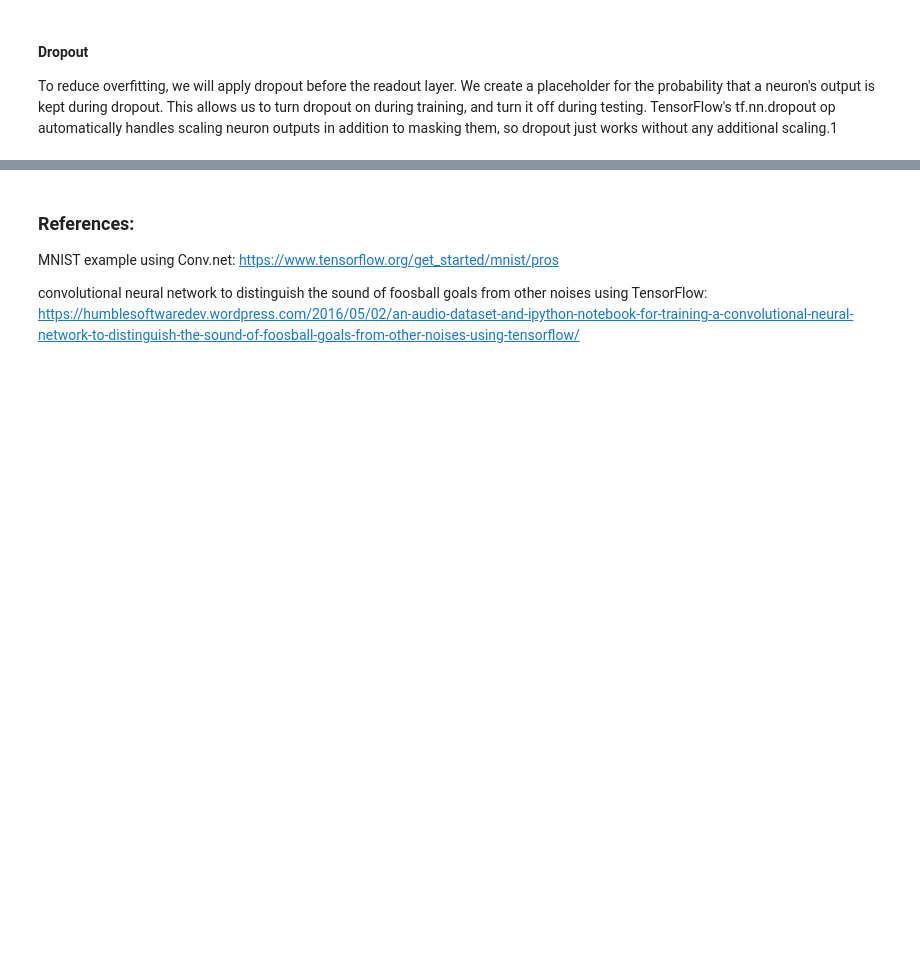
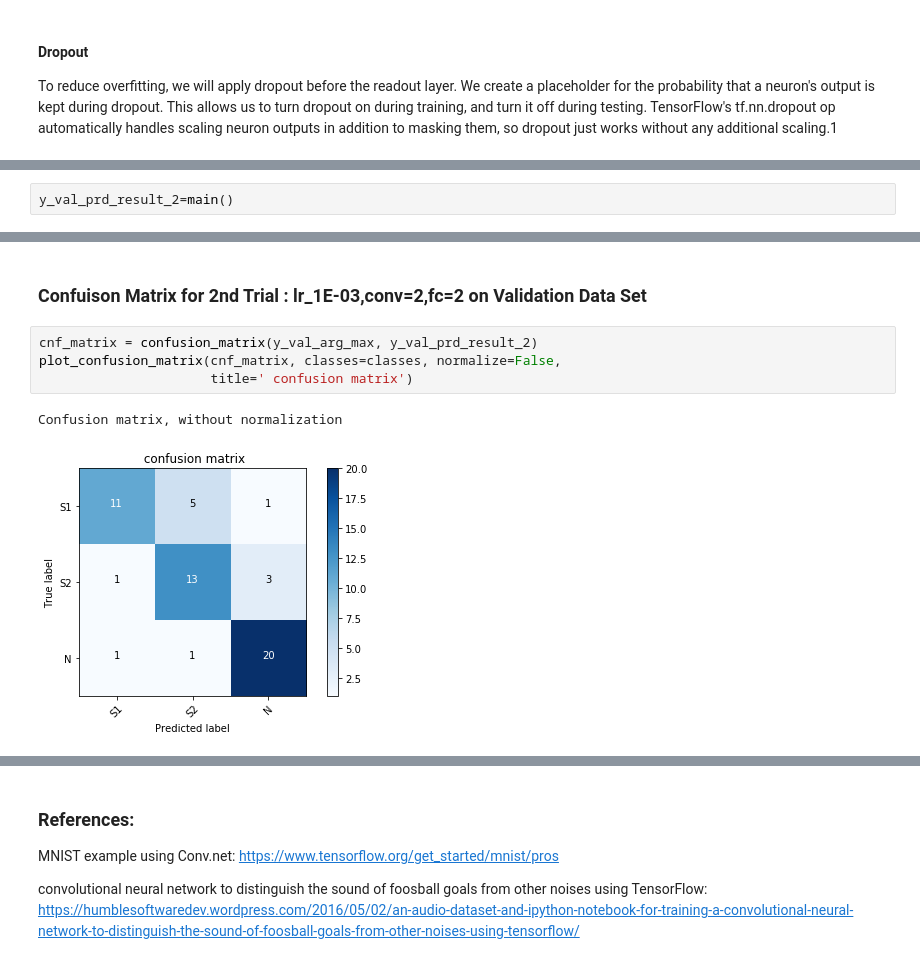
Before and after one commit to spandanchakraborty/UCapstone, a Jupyter notebook: Classify_Heart_Sound.ipynb, the cells around one changed output, grey strips where cells are left out. Saved outputs shown, nothing was run; the diff lists cells and outputs as text; blank space fills up the shorter version.

```diff
--- a/Classify_Heart_Sound.ipynb
+++ b/Classify_Heart_Sound.ipynb
@@ -610,0 +671,2 @@ Test accuracy 0.762887
+# %%
+y_val_prd_result_2=main()
@@ -610,0 +778,9 @@ Test accuracy 0.762887
+# %% [markdown]
+### Confuison Matrix for  2nd Trial  : lr_1E-03,conv=2,fc=2  on Validation Data Set
+# %%
+cnf_matrix = confusion_matrix(y_val_arg_max, y_val_prd_result_2)
+plot_confusion_matrix(cnf_matrix, classes=classes, normalize=False,
+                      title=' confusion matrix')
+# %% [output]
+Confusion matrix, without normalization
+[figure, added]
```
Also changed, not shown: parts of 154 cells of this notebook, 1 other file.
